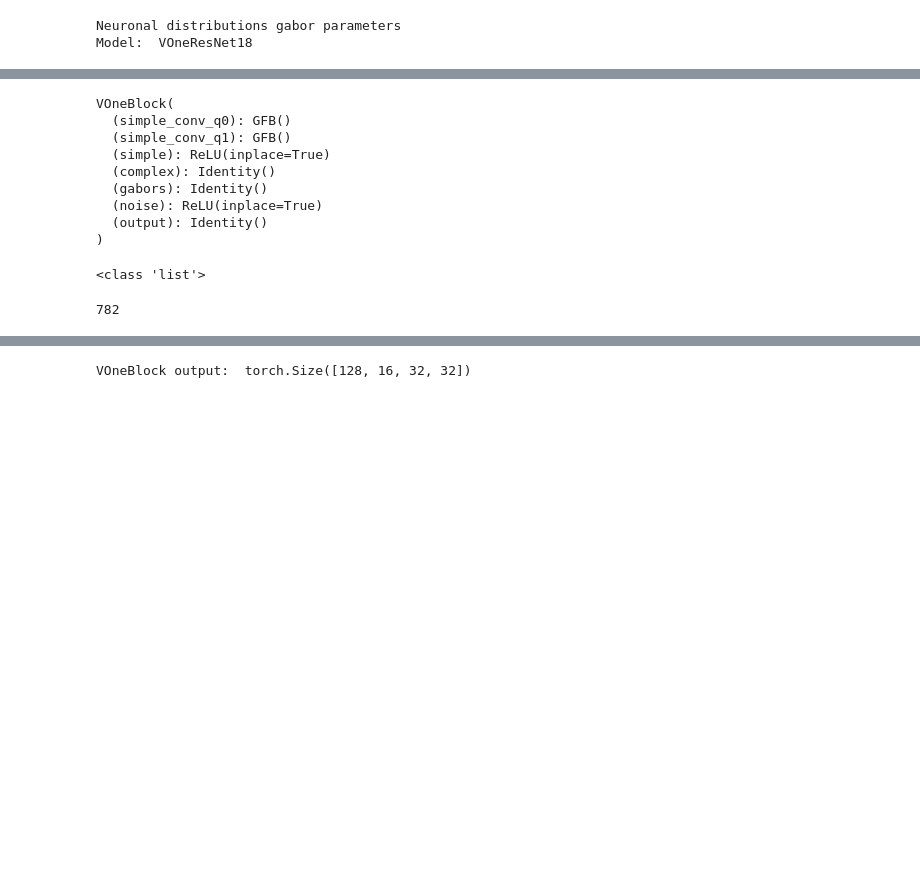
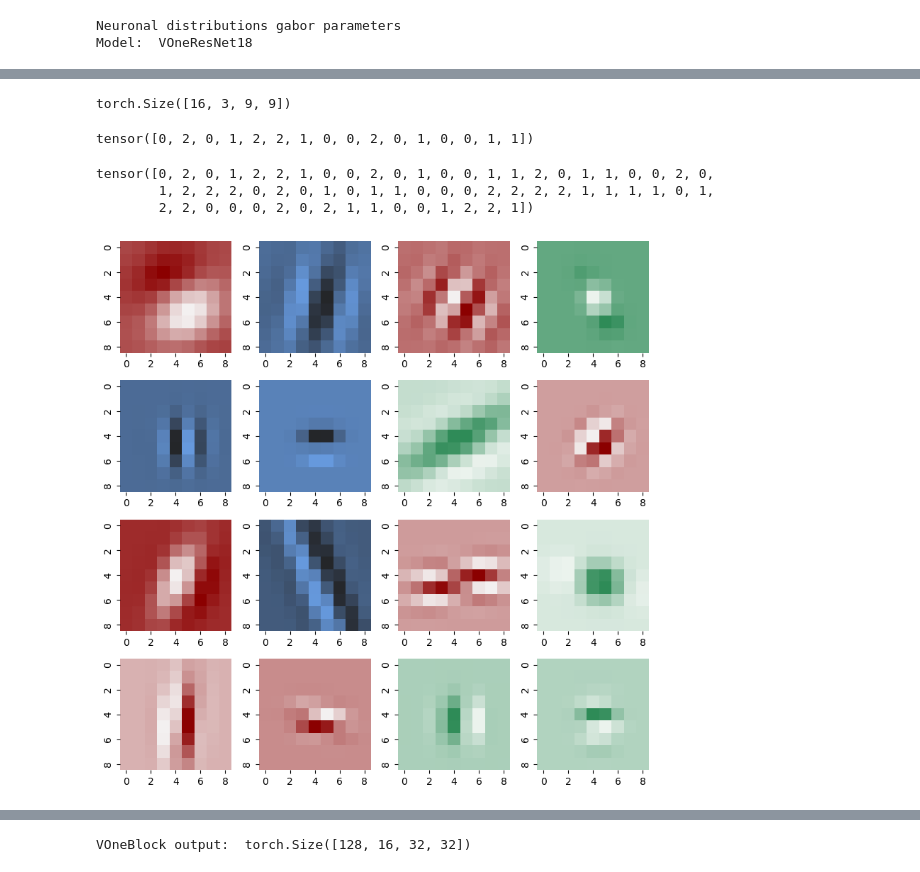
Before and after one commit to VanillaCappuccino/vonenet-mete, a Jupyter notebook: cov_matrix.ipynb, the cells around one changed output, grey strips where cells are left out. Saved outputs shown, nothing was run; the diff lists cells and outputs as text; code cells hidden in the pictures; blank space fills up the shorter version.

```diff
--- a/cov_matrix.ipynb
+++ b/cov_matrix.ipynb
@@ -122,3 +126,57 @@ Model:  VOneResNet18
+# %%
+voneblock.simple_conv_q0.weight = nn.Parameter(F.interpolate(voneblock.simple_conv_q0.weight, size = (9,9)), requires_grad = False)
+voneblock.simple_conv_q1.weight = nn.Parameter(F.interpolate(voneblock.simple_conv_q1.weight, size = (9,9)), requires_grad = False)
+
+voneblock.ksize = 9
+
+voneblock.simple_conv_q0.padding = (voneblock.ksize//2, voneblock.ksize//2)
+voneblock.simple_conv_q1.padding = (voneblock.ksize//2, voneblock.ksize//2)
+
+filters_r = voneblock.simple_conv_q0.weight
+random_channel = voneblock.simple_conv_q0.random_channel
+filters_r.shape
+# %% [output]
+torch.Size([16, 3, 9, 9])
+# %%
+chnls = ["r", "g", "b"]
+cmaps = {"r": sns.light_palette("darkred", as_cmap=True),
+         "g": sns.light_palette("seagreen", as_cmap=True),
+         "b": sns.dark_palette("#69d", reverse=True, as_cmap=True)}
+# %%
+random_channel
+# %% [output]
+tensor([0, 2, 0, 1, 2, 2, 1, 0, 0, 2, 0, 1, 0, 0, 1, 1])
+# %%
+torch.manual_seed(23)
+random_channel = torch.randint(0, 3, (64,))
+random_channel
+# %% [output]
+tensor([0, 2, 0, 1, 2, 2, 1, 0, 0, 2, 0, 1, 0, 0, 1, 1, 2, 0, 1, 1, 0, 0, 2, 0,
+        1, 2, 2, 2, 0, 2, 0, 1, 0, 1, 1, 0, 0, 0, 2, 2, 2, 2, 1, 1, 1, 1, 0, 1,
+        2, 2, 0, 0, 0, 2, 0, 2, 1, 1, 0, 0, 1, 2, 2, 1])
+# %%
+# Create a figure and axis object using Matplotlib
+rows = int(np.sqrt(simple_channels+complex_channels))
+fig, axes = plt.subplots(rows, rows, figsize = (8,8))
+
+# Flatten the axes array to make it easier to iterate over
+axes = axes.flatten()
+
+# Loop through each subplot and plot the heatmap
+for i, ax in enumerate(axes):
+    if i < len(filters_r):
+        cnl = random_channel[i]
+        sns.heatmap(filters_r[i][cnl], ax=ax, cmap=cmaps[chnls[cnl]], cbar=False)
+    else:
+        ax.axis('off')  # Turn off axis for empty subplots
+
+# Adjust layout to prevent overlap
+plt.tight_layout()
+
+# Show the plot
+plt.show()
+# %% [output]
+[figure, added]
 # %%
 def data():
     dataset = torchvision.datasets.ImageFolder(
@@ -139,28 +197,10 @@ def data():
     return data_loader
 # %%
 train_data = data()
-# %%
-voneblock = von[0]
-voneblock
-# %% [output]
-VOneBlock(
-  (simple_conv_q0): GFB()
-  (simple_conv_q1): GFB()
-  (simple): ReLU(inplace=True)
-  (complex): Identity()
-  (gabors): Identity()
-  (noise): ReLU(inplace=True)
-  (output): Identity()
-)
 # %%
-for step, data in enumerate(train_data):
-    print(type(data))
-    sample = data
+for step, dt in enumerate(train_data):
+
+    last_sample = dt
+
     if step == 0:
         break
-# %% [output]
-<class 'list'>
-# %%
-len(train_data)
-# %% [output]
-782
```
Also changed, not shown: parts of 18 cells of this notebook, 3 other files.
